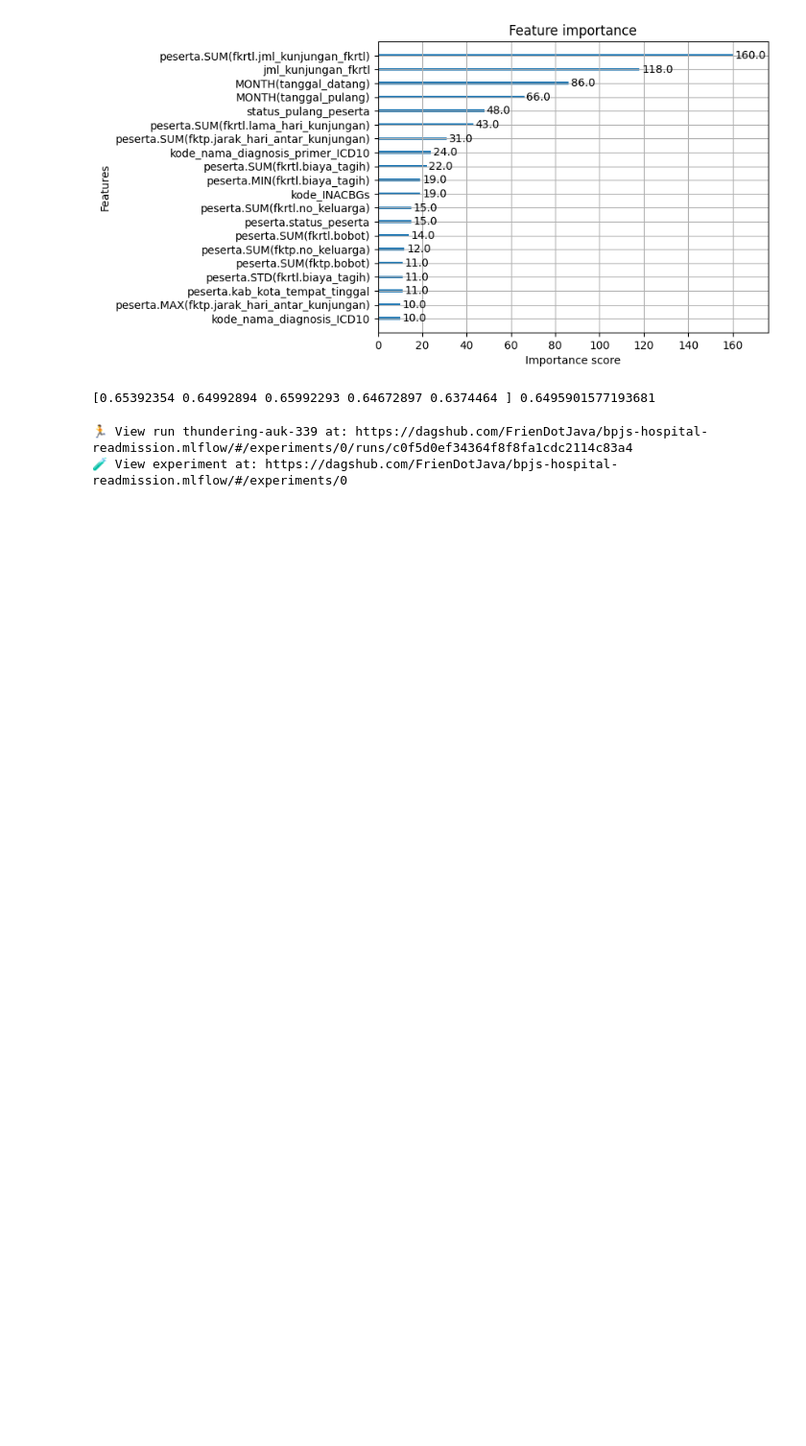
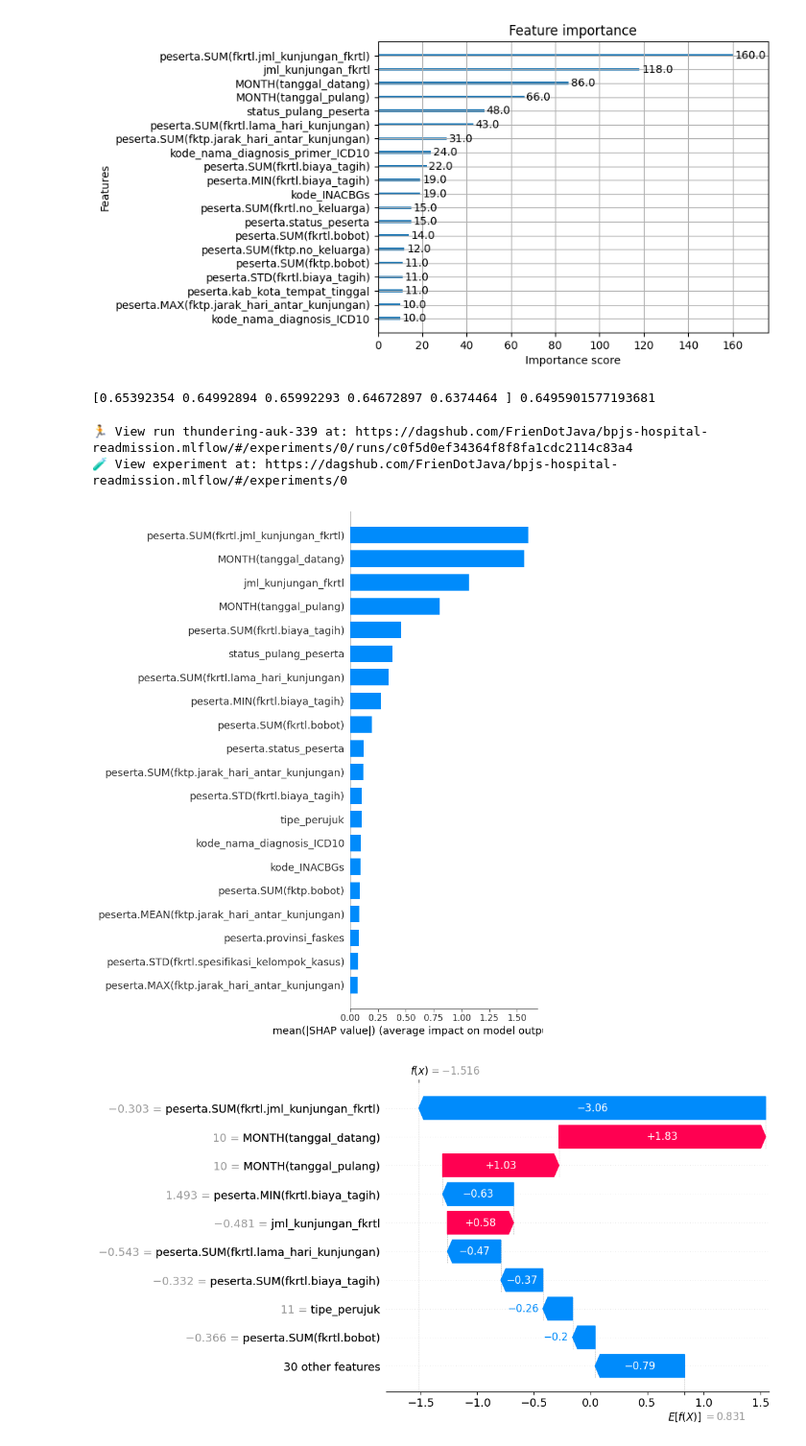
Before and after one commit to FrienDotJava/bpjs-hospital-readmission, a Jupyter notebook: notebooks/06_xgboost_optimization.ipynb, the cells around one changed output. Shown at 96% size. Saved outputs shown, nothing was run; the diff lists cells and outputs as text; code cells hidden in the pictures; blank space fills up the shorter version.

```diff
--- a/notebooks/06_xgboost_optimization.ipynb
+++ b/notebooks/06_xgboost_optimization.ipynb
@@ -111,6 +111,12 @@ best_params = study.best_params
 # %%
 # with open("../artifacts_/best_params.json","r") as f:
 #     best_params = json.load(f)
+# %%
+import yaml
+with open("../params.yaml", 'r') as file:
+    params = yaml.safe_load(file)
+
+best_params = params["model"]
 # %%
 model = XGBClassifier(**best_params, random_state=42, eval_metric='aucpr')
 model.fit(X_train, y_train, eval_set=[(X_test, y_test)], verbose=False)
@@ -182,25 +188,28 @@ with mlflow.start_run(description="changed train-test splitting"):
 🏃 View run thundering-auk-339 at: https://dagshub.com/FrienDotJava/bpjs-hospital-readmission.mlflow/#/experiments/0/runs/c0f5d0ef34364f8f8fa1cdc2114c83a4
 🧪 View experiment at: https://dagshub.com/FrienDotJava/bpjs-hospital-readmission.mlflow/#/experiments/0
 # %%
-# explainer = shap.TreeExplainer(model)
-# X_test_sample = X_test.sample(n=100, random_state=42)
-# shap_values = explainer.shap_values(X_test_sample)
+explainer = shap.TreeExplainer(model)
+X_test_sample = X_test.sample(n=100, random_state=42)
+shap_values = explainer.shap_values(X_test_sample)
 
-# shap.summary_plot(shap_values, X_test_sample, plot_type="bar")
-# plt.savefig("../reports/shap_importance.png")
+shap.summary_plot(shap_values, X_test_sample, plot_type="bar")
+plt.savefig("../reports/shap_importance.png")
 
-# shap.waterfall_plot(
-#     shap.Explanation(
-#         values=shap_values[0],
-#         base_values=explainer.expected_value,
-#         data=X_test_sample.iloc[0]
-#     )
-# )
+shap.waterfall_plot(
+    shap.Explanation(
+        values=shap_values[0],
+        base_values=explainer.expected_value,
+        data=X_test_sample.iloc[0]
+    )
+)
 
 # force_plot = shap.force_plot(
 #     explainer.expected_value,
 #     shap_values[0],
 #     X_test_sample.iloc[0],
 #     matplotlib=False
 # )
 # shap.save_html("../reports/force_plot.html", force_plot)
+# %% [output]
+[figure, added]
+[figure, added]
```
Also changed, not shown: parts of 2 cells of this notebook, 3 other files.
